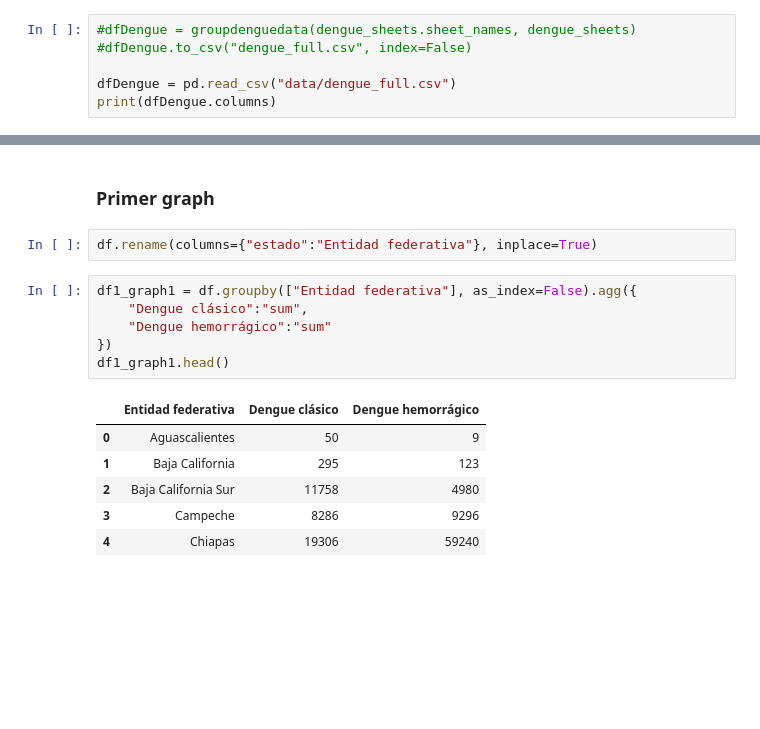
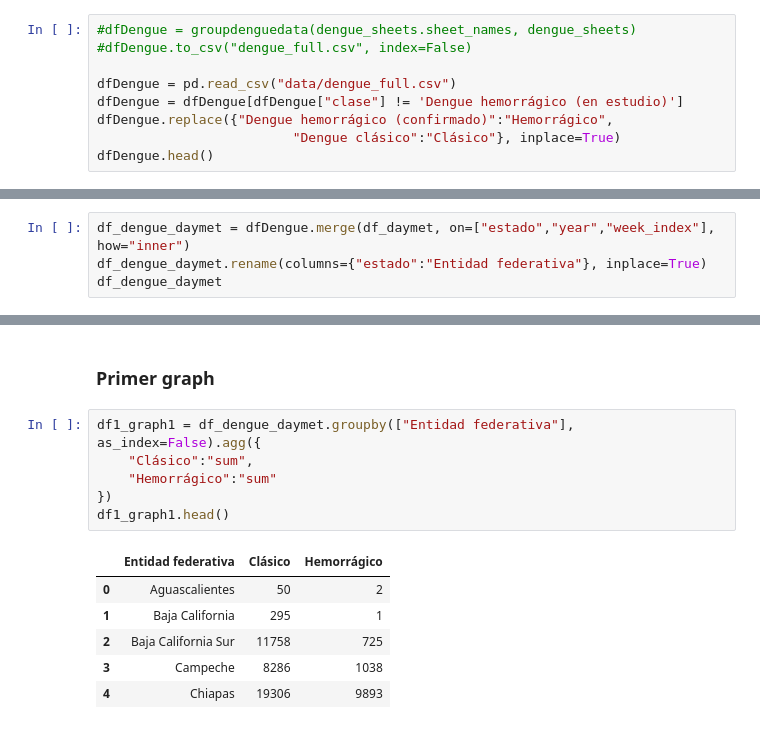
Before and after one commit to pcorner10/denguetemp2022, a Jupyter notebook: dengueTemperatura.ipynb, the cells around one changed output, grey strips where cells are left out. Cells and saved outputs as stored; diff of their text form; blank space fills up the shorter version.

```diff
--- a/dengueTemperatura.ipynb
+++ b/dengueTemperatura.ipynb
@@ -238,5 +241,8 @@ def groupdenguedata(sheets, excelfile):
 #dfDengue.to_csv("dengue_full.csv", index=False)
 
 dfDengue = pd.read_csv("data/dengue_full.csv")
-print(dfDengue.columns)
+dfDengue = dfDengue[dfDengue["clase"] != 'Dengue hemorrágico (en estudio)']
+dfDengue.replace({"Dengue hemorrágico (confirmado)":"Hemorrágico",
+                         "Dengue clásico":"Clásico"}, inplace=True)
+dfDengue.head()
 # %% [output]
@@ -292,0 +293,4 @@ array([2002, 2003, 2004, 2005, 2006, 2007, 2008, 2009, 2010, 2011, 2012,
+# %%
+df_dengue_daymet = dfDengue.merge(df_daymet, on=["estado","year","week_index"], how="inner")
+df_dengue_daymet.rename(columns={"estado":"Entidad federativa"}, inplace=True)
+df_dengue_daymet
@@ -482,17 +390,15 @@ ISR_grouped
 # %% [markdown]
 ### Primer graph
-# %%
-df.rename(columns={"estado":"Entidad federativa"}, inplace=True)
 # %%
-df1_graph1 = df.groupby(["Entidad federativa"], as_index=False).agg({
-    "Dengue clásico":"sum",
-    "Dengue hemorrágico":"sum"
+df1_graph1 = df_dengue_daymet.groupby(["Entidad federativa"], as_index=False).agg({
+    "Clásico":"sum",
+    "Hemorrágico":"sum"
 })
 df1_graph1.head()
 # %% [output]
-|  | Entidad federativa | Dengue clásico | Dengue hemorrágico |
-| 0 | Aguascalientes | 50 | 9 |
-| 1 | Baja California | 295 | 123 |
-| 2 | Baja California Sur | 11758 | 4980 |
-| 3 | Campeche | 8286 | 9296 |
-| 4 | Chiapas | 19306 | 59240 |
+|  | Entidad federativa | Clásico | Hemorrágico |
+| 0 | Aguascalientes | 50 | 2 |
+| 1 | Baja California | 295 | 1 |
+| 2 | Baja California Sur | 11758 | 725 |
+| 3 | Campeche | 8286 | 1038 |
+| 4 | Chiapas | 19306 | 9893 |
```
Also changed, not shown: parts of 32 cells of this notebook, 1 other file.
